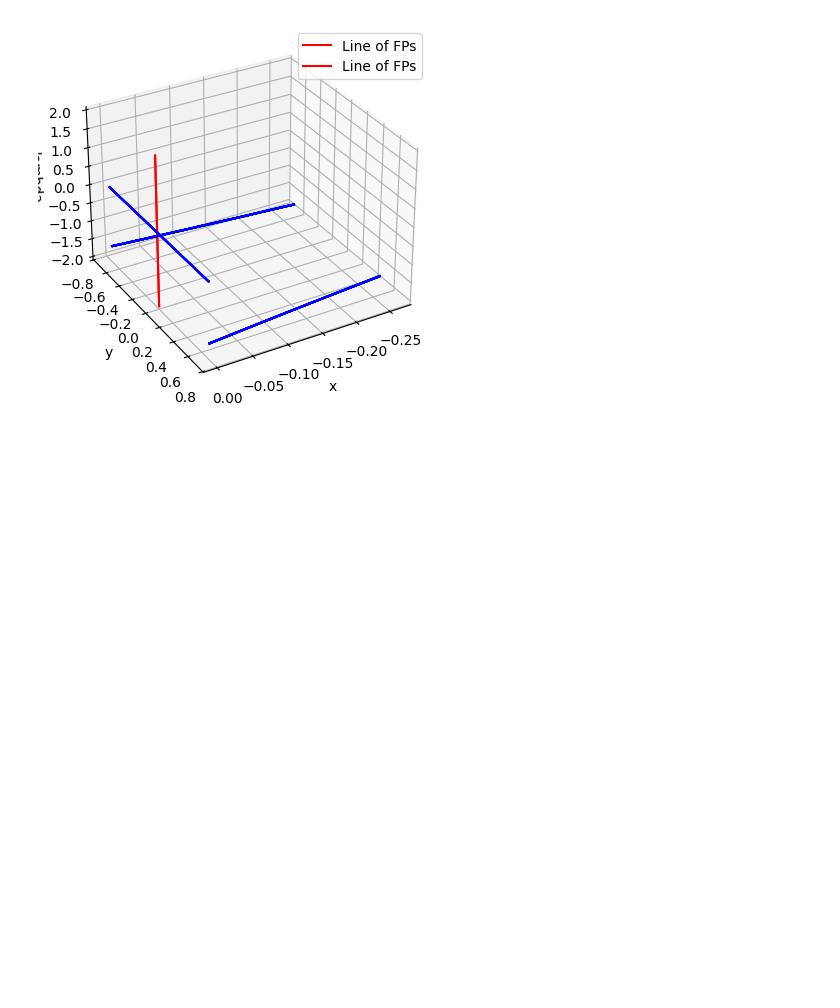
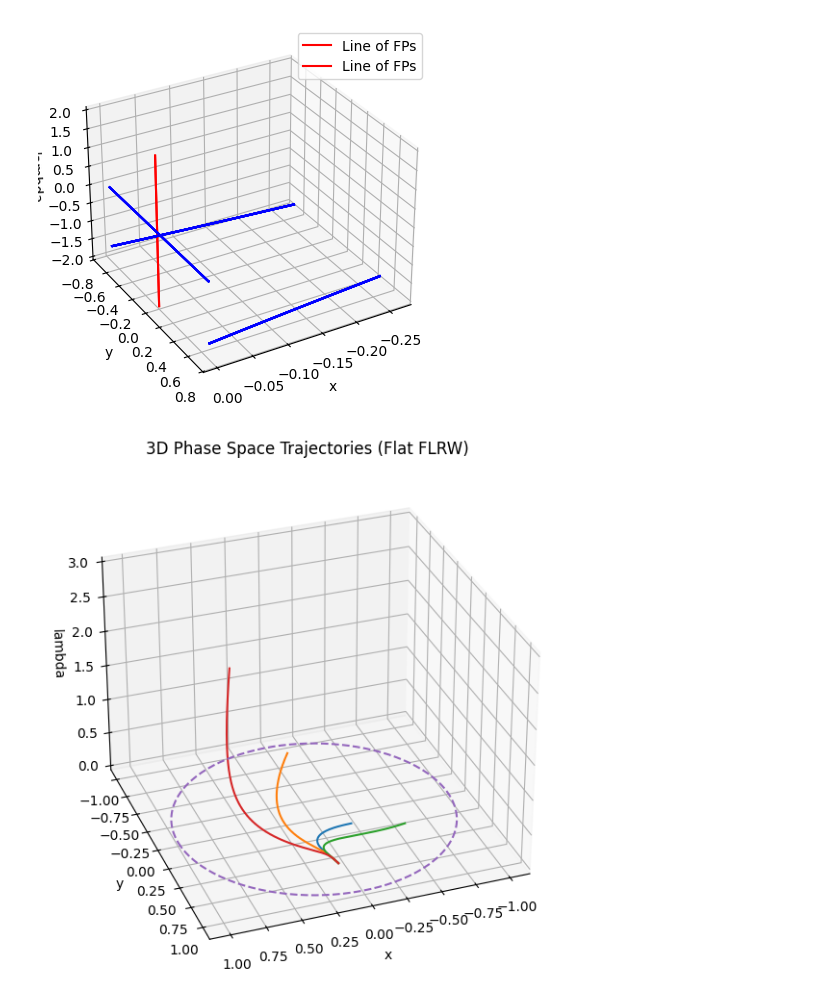
Before and after one commit to up2107120/Dynamical-systems-of-DE, a Jupyter notebook: test_code.ipynb, the cells around one changed output. Cells and saved outputs as stored; diff of their text form; code cells hidden in the pictures; blank space fills up the shorter version.

```diff
--- a/test_code.ipynb
+++ b/test_code.ipynb
@@ -1487,3 +1538,81 @@ Fixed points: [[ 0.          0.          0.        ]
  [ 0.         -0.70710678  0.        ]
  [ 0.          0.70710678  0.        ]]
 [figure]
+# %%
+# ==============================================
+# Flat FLRW scalar field dynamical system
+# Starobinsky-type potential
+# V = V0 (1 - exp(-sqrt(2/3) phi))^2
+# ==============================================
+
+import numpy as np
+from scipy.integrate import solve_ivp
+import matplotlib.pyplot as plt
+
+# ----------------------------------------------
+# Constants
+# ----------------------------------------------
+
+a = np.sqrt(2/3)
+
+# ----------------------------------------------
+# Dynamical system in efold time N
+# ----------------------------------------------
+
+def system(N, vars):
+    x, y, lam = vars
+
+    # Dynamical equations
+    dx = -3*x + np.sqrt(3/2)*lam*y**2 + 3*x**3
+    dy = -np.sqrt(3/2)*lam*x*y + 3*x**2*y
+    dlam = -np.sqrt(6)*x*(lam**2 - (a/2)*lam)
+
+    return [dx, dy, dlam]
+
+# ----------------------------------------------
+# Integration setup
+# ----------------------------------------------
+
+N_span = (0, 8)
+N_eval = np.linspace(0, 8, 1000)
+
+# Several initial conditions
+initial_conditions = [
+    [0.1, np.sqrt(1-0.1**2), 1.0],
+    [0.5, np.sqrt(1-0.5**2), 2.0],
+    [-0.3, np.sqrt(1-(-0.3)**2), 0.8],
+    [0.8, np.sqrt(1-0.8**2), 3.0]
+]
+
+solutions = []
+
+for ic in initial_conditions:
+    sol = solve_ivp(system, N_span, ic, t_eval=N_eval, rtol=1e-9, atol=1e-9)
+    solutions.append(sol)
+
+# ----------------------------------------------
+# 3D Phase Plot
+# ----------------------------------------------
+
+fig = plt.figure(figsize=(9,7))
+ax = fig.add_subplot(projection='3d')
+
+for sol in solutions:
+    ax.plot(sol.y[0], sol.y[1], sol.y[2])
+
+# Constraint circle (lambda arbitrary slice)
+theta = np.linspace(0, 2*np.pi, 200)
+x_circle = np.cos(theta)
+y_circle = np.sin(theta)
+z_circle = np.zeros_like(theta)
+ax.plot(x_circle, y_circle, z_circle, linestyle='dashed')
+
+ax.set_xlabel("x")
+ax.set_ylabel("y")
+ax.set_zlabel("lambda")
+
+ax.set_title("3D Phase Space Trajectories (Flat FLRW)")
+ax.view_init(elev=30, azim=70)
+plt.show()
+# %% [output]
+[figure, added]
```
Also changed, not shown: parts of 2 cells of this notebook, 1 other file.
